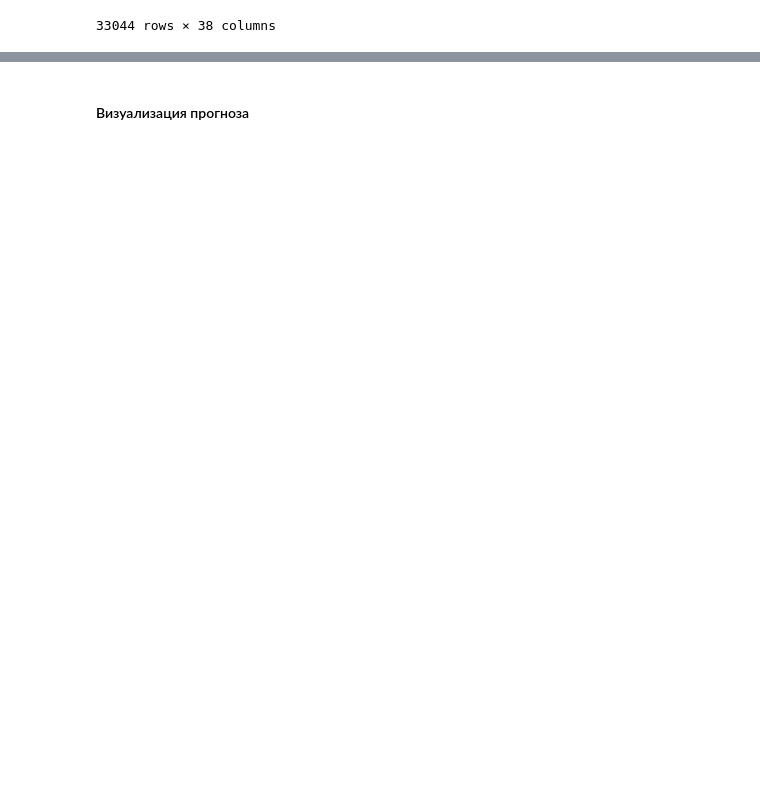
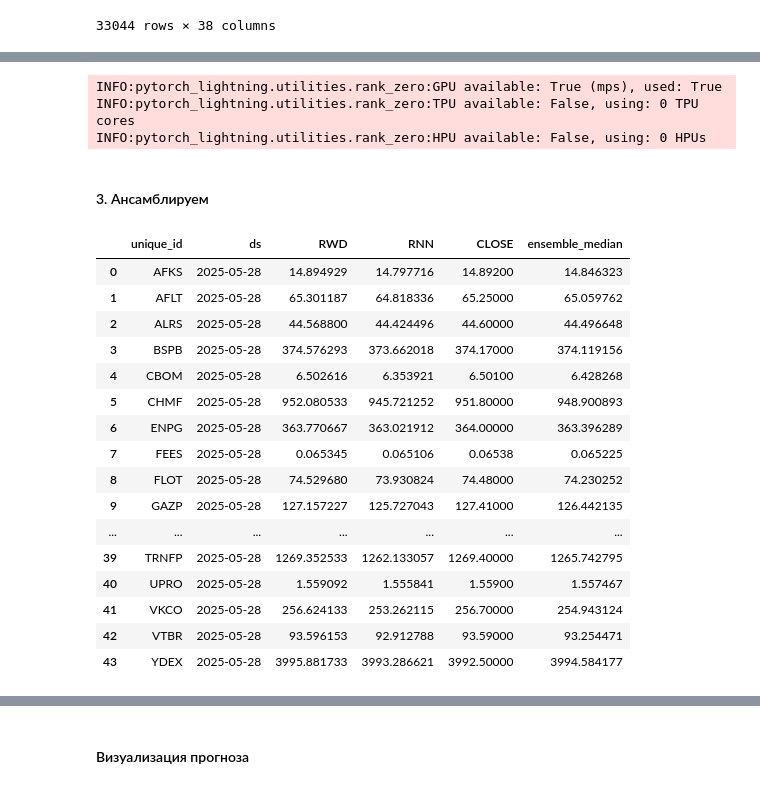
Before and after one commit to Zianielir/prediction_of_share_prices_service, a Jupyter notebook: final_model_train_and_inference.ipynb, the cells around one changed output, grey strips where cells are left out. Cells and saved outputs as stored; diff of their text form; code cells hidden in the pictures; blank space fills up the shorter version.

```diff
--- a/final_model_train_and_inference.ipynb
+++ b/final_model_train_and_inference.ipynb
@@ -569,0 +405,29 @@ forecast_results
+# %%
+HORIZON = 1
+
+df_train_rnn = X_train.copy()
+
+fcst = NeuralForecast(
+    models=[RNN(
+        h=HORIZON,
+        input_size=24,
+        inference_input_size=24,
+        loss=MASE(seasonality=1),
+        # valid_loss=MASE(seasonality=1),
+        scaler_type='standard',
+        encoder_n_layers=2,
+        encoder_hidden_size=128,
+        decoder_hidden_size=128,
+        decoder_layers=2,
+        max_steps=200,
+        hist_exog_list=exog_cols,
+        futr_exog_list=[],
+        stat_exog_list=[],
+        alias='RNN',
+        random_seed=42
+    )],
+    freq='D'
+)
+
+# Обучение
+fcst.fit(df=df_train_rnn, val_size=0)
@@ -569,0 +458,10 @@ forecast_results
+# %%
+# Прогноз на следующий день
+pred_rnn = fcst.predict()
+pred_rnn['ds'] = pred_rnn['ds'].map(hashmap_reindex2true_dates)
+# %% [output]
+INFO:pytorch_lightning.utilities.rank_zero:GPU available: True (mps), used: True
+INFO:pytorch_lightning.utilities.rank_zero:TPU available: False, using: 0 TPU cores
+INFO:pytorch_lightning.utilities.rank_zero:HPU available: False, using: 0 HPUs
+# %% [markdown]
+#### 3. Ансамблируем
@@ -569,0 +472,20 @@ forecast_results
+# %%
+preds_best
+# %% [output]
+|  | unique_id | ds | RWD | RNN | CLOSE | ensemble_median |
+| 0 | AFKS | 2025-05-28 | 14.894929 | 14.797716 | 14.89200 | 14.846323 |
+| 1 | AFLT | 2025-05-28 | 65.301187 | 64.818336 | 65.25000 | 65.059762 |
+| 2 | ALRS | 2025-05-28 | 44.568800 | 44.424496 | 44.60000 | 44.496648 |
+| 3 | BSPB | 2025-05-28 | 374.576293 | 373.662018 | 374.17000 | 374.119156 |
+| 4 | CBOM | 2025-05-28 | 6.502616 | 6.353921 | 6.50100 | 6.428268 |
+| 5 | CHMF | 2025-05-28 | 952.080533 | 945.721252 | 951.80000 | 948.900893 |
+| 6 | ENPG | 2025-05-28 | 363.770667 | 363.021912 | 364.00000 | 363.396289 |
+| 7 | FEES | 2025-05-28 | 0.065345 | 0.065106 | 0.06538 | 0.065225 |
+| 8 | FLOT | 2025-05-28 | 74.529680 | 73.930824 | 74.48000 | 74.230252 |
+| 9 | GAZP | 2025-05-28 | 127.157227 | 125.727043 | 127.41000 | 126.442135 |
+| ... | ... | ... | ... | ... | ... | ... |
+| 39 | TRNFP | 2025-05-28 | 1269.352533 | 1262.133057 | 1269.40000 | 1265.742795 |
+| 40 | UPRO | 2025-05-28 | 1.559092 | 1.555841 | 1.55900 | 1.557467 |
+| 41 | VKCO | 2025-05-28 | 256.624133 | 253.262115 | 256.70000 | 254.943124 |
+| 42 | VTBR | 2025-05-28 | 93.596153 | 92.912788 | 93.59000 | 93.254471 |
+| 43 | YDEX | 2025-05-28 | 3995.881733 | 3993.286621 | 3992.50000 | 3994.584177 |
```
Also changed, not shown: parts of 24 cells of this notebook, 1 other file.
